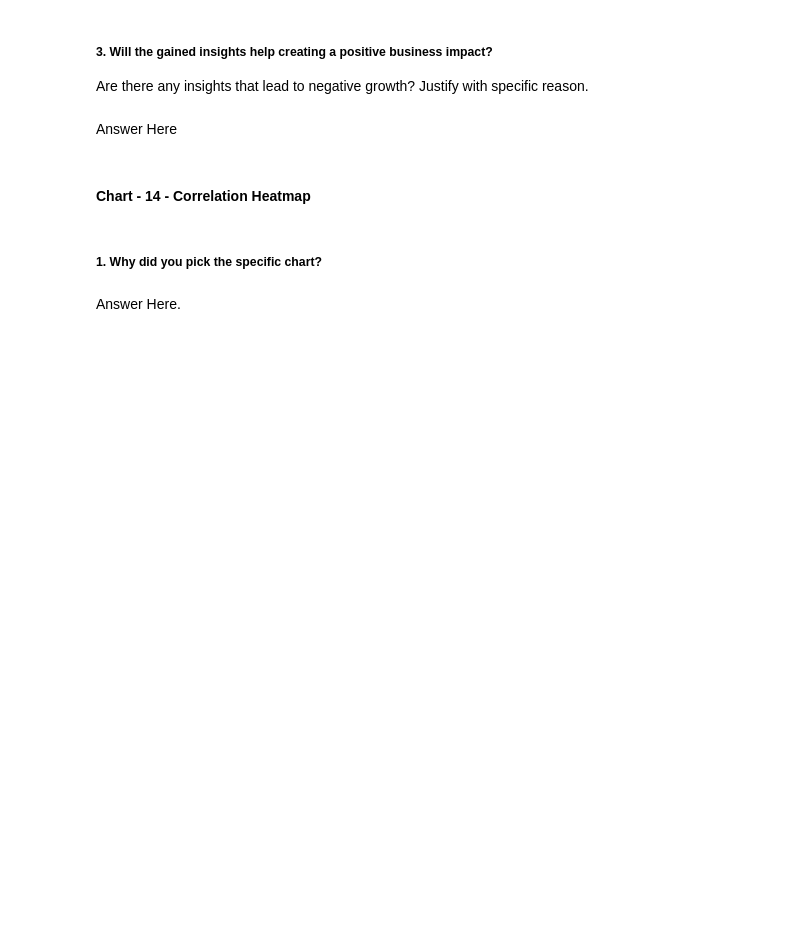
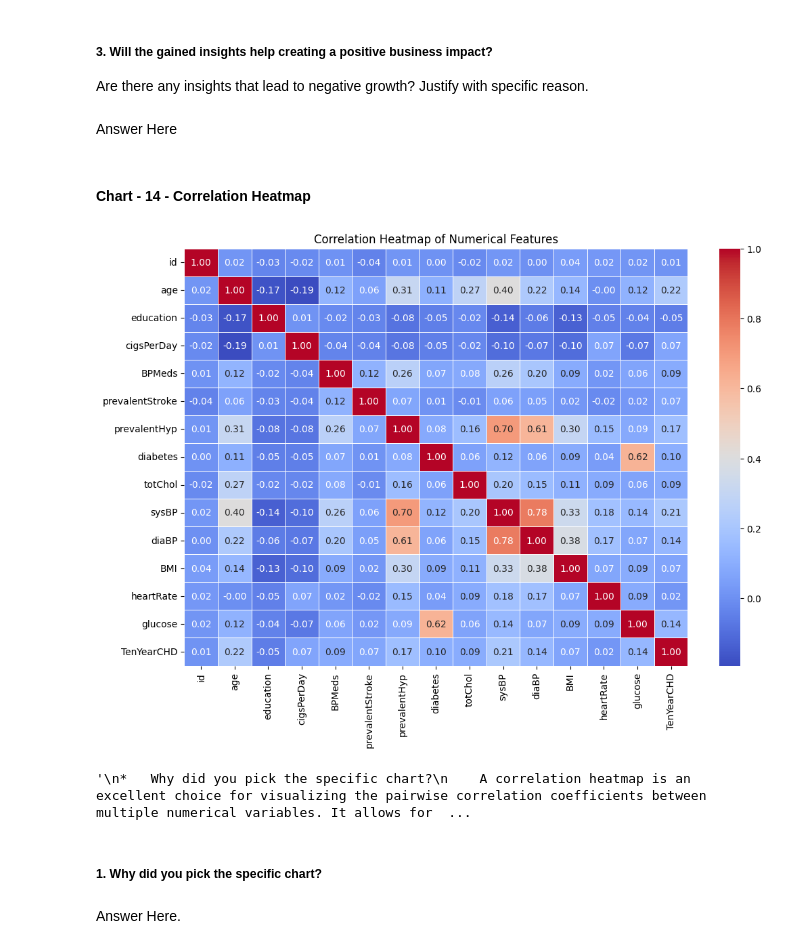
Before and after one commit to akshat-diwan/Classification_Project, a Jupyter notebook: Cardiovascular_Risk_Prediction.ipynb, the cells around one changed output. Saved outputs shown, nothing was run; the diff lists cells and outputs as text; code cells hidden in the pictures; blank space fills up the shorter version.

```diff
--- a/Cardiovascular_Risk_Prediction.ipynb
+++ b/Cardiovascular_Risk_Prediction.ipynb
@@ -650,3 +726,37 @@ Answer Here
+# %%
+# prompt: correlation heatmap for all int and float values
+
+import matplotlib.pyplot as plt
+# Correlation Heatmap
+
+# Select only numerical columns for correlation analysis
+numerical_df = df.select_dtypes(include=['float64', 'int64'])
+
+# Calculate the correlation matrix
+correlation_matrix = numerical_df.corr()
+
+# Plot the correlation heatmap
+plt.figure(figsize=(12, 8))
+sns.heatmap(correlation_matrix, annot=True, cmap='coolwarm', fmt=".2f", linewidths=.5)
+plt.title('Correlation Heatmap of Numerical Features')
+plt.show()
+
+'''
+*   Why did you pick the specific chart?
+    A correlation heatmap is an excellent choice for visualizing the pairwise correlation coefficients between multiple numerical variables. It allows for quick identification of strong positive or negative correlations, which can reveal relationships and potential multicollinearity among features. The color intensity and annotations provide a clear visual summary of these relationships.
+
+*   What is/are the insight(s) found from the chart?
+    The heatmap displays the correlation strength and direction between each pair of numerical features in the dataset. We can identify which variables are highly correlated with each other (either positively or negatively). For example, we can see how strong the relationship is between sysBP and diaBP, or how age is correlated with other physiological measurements.
+
+*   Will the gained insights help creating a positive business impact?
+    Understanding the correlations between variables is crucial for model building and feature selection. Highly correlated features might indicate redundancy and potential issues like multicollinearity in linear models. Identifying strong correlations between features and the target variable (if it were numerical) would highlight potentially important predictors. This knowledge helps in building more robust and interpretable models, leading to better predictions and resource allocation (e.g., focusing on key risk factors).
+
+* Are there any insights that lead to negative growth? Justify with specific reason.
+    The heatmap itself shows relationships, not negative growth directly. However, if the heatmap reveals strong correlations between certain risk factors, it reinforces the interconnectedness of these factors in contributing to cardiovascular risk. For example, a strong positive correlation between age, blood pressure, and cholesterol would highlight that as individuals age, they are more likely to have higher blood pressure and cholesterol, contributing to increased risk. This underscores the need for holistic health management.
+'''
+# %% [output]
+[figure, added]
+'\n*   Why did you pick the specific chart?\n    A correlation heatmap is an excellent choice for visualizing the pairwise correlation coefficients between multiple numerical variables. It allows for  ...
 # %% [markdown]
 ##### 1. Why did you pick the specific chart?
 # %% [markdown]
```
Also changed, not shown: parts of 38 cells of this notebook.
